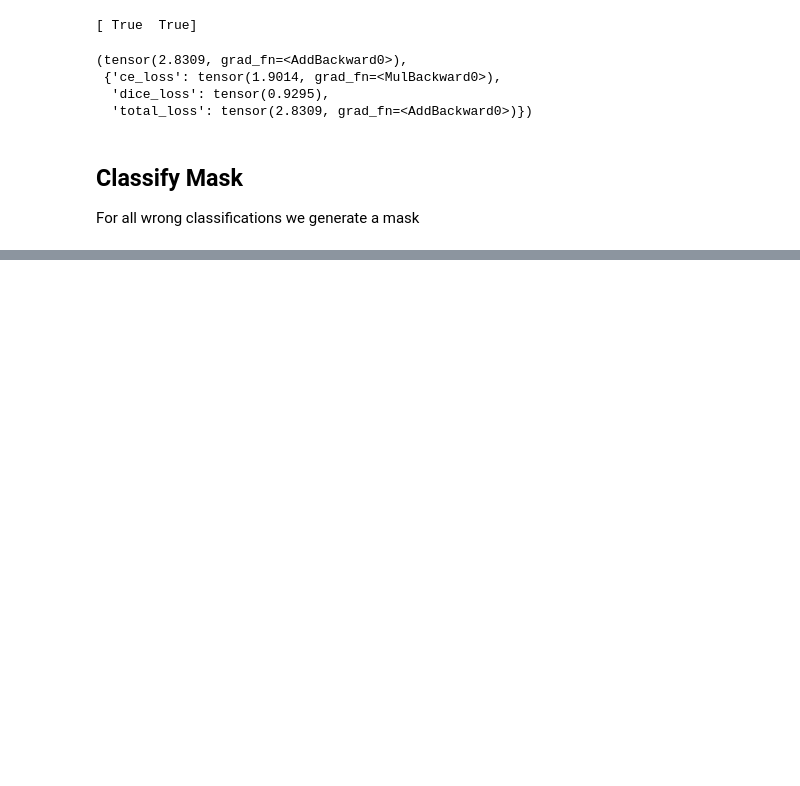
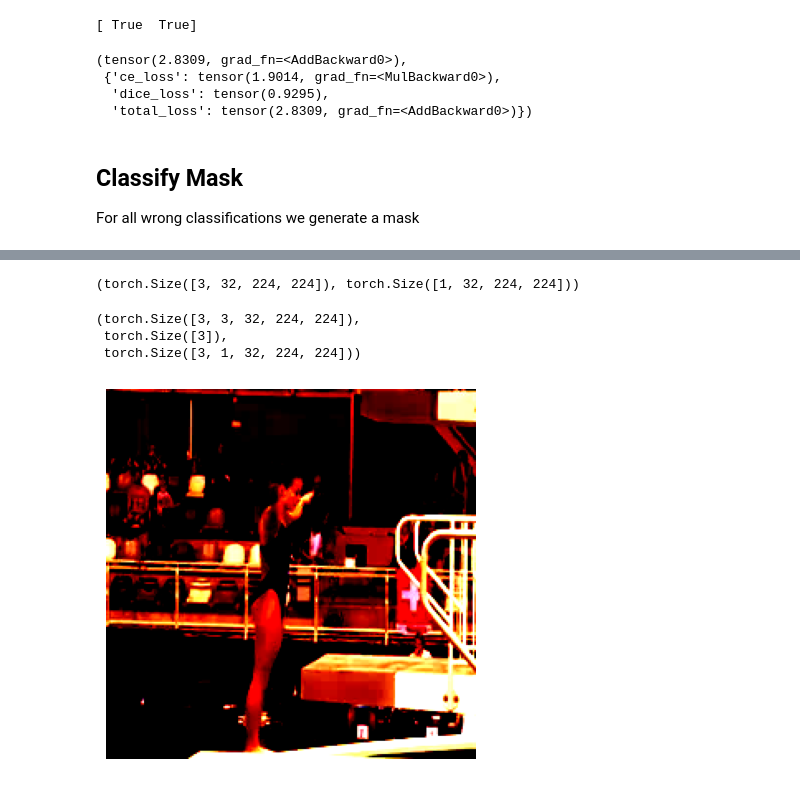
Before and after one commit to sirTomasson/diveslowlearnfast, a Jupyter notebook: notebooks/EGL Train Epoch Tests.ipynb, the cells around one changed output, grey strips where cells are left out. Drawn from its saved outputs; the diff is of its cells as text; code cells hidden in the pictures; blank space fills up the shorter version.

```diff
--- a/notebooks/EGL Train Epoch Tests.ipynb
+++ b/notebooks/EGL Train Epoch Tests.ipynb
@@ -241,0 +242,19 @@ loss, losses
+# %%
+from diveslowlearnfast.train import helper as train_helper
+
+cfg = Config()
+cfg.DATA.DATASET_PATH = '/Users/youritomassen/Projects/xai/data/Diving48/'
+cfg.EGL.ENABLED = True
+cfg.EGL.METHOD = 'ogl'
+cfg.EGL.LOSS_FUNC = 'dice'
+cfg.GRADCAM.TARGET_LAYERS = ['s5/pathway0_res2', 's5/pathway1_res2']
+
+loader, dataset = train_helper.get_train_loader_and_dataset(
+    cfg,
+    video_ids=['3qq031609lA_00002', 'iv0Gu1VXAgc_00167', 'aektxm8cLdo_00000'] # these video_ids contain segments
+)
+loader_iter = iter(loader)
+x, y, _, _, _, m = dataset[1]
+x.shape, m.shape
+# %% [output]
+(torch.Size([3, 32, 224, 224]), torch.Size([1, 32, 224, 224]))
@@ -241,0 +263,10 @@ loss, losses
+# %%
+xb.shape, yb.shape, mask.shape
+# %% [output]
+(torch.Size([3, 3, 32, 224, 224]),
+ torch.Size([3]),
+ torch.Size([3, 1, 32, 224, 224]))
+# %%
+dlf.frameshow(x.permute(1, 2, 3, 0))
+# %% [output]
+[figure, added]
```
Also changed, not shown: parts of 8 cells of this notebook, 6 other files.
